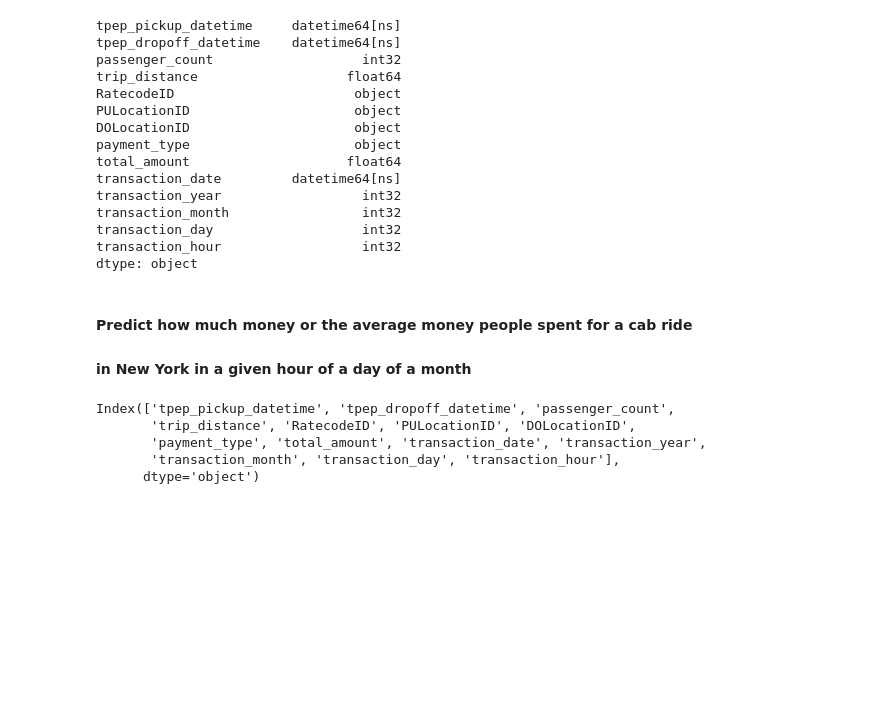
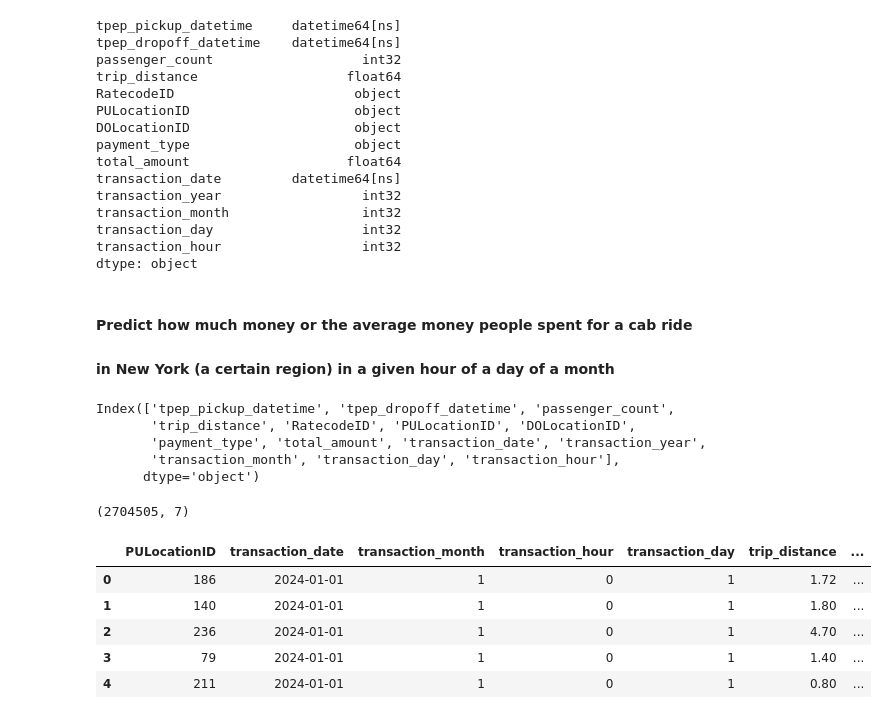
Before and after one commit to Tandoh3/New-York-Taxi-Analysis, a Jupyter notebook: Presentable Notebook.ipynb, the cells around one changed output. Saved outputs shown, nothing was run; the diff lists cells and outputs as text; code cells hidden in the pictures; blank space fills up the shorter version.

```diff
--- a/Presentable Notebook.ipynb
+++ b/Presentable Notebook.ipynb
@@ -752,7 +752,7 @@ transaction_hour                  int32
 dtype: object
 # %% [markdown]
 #### Predict how much money or the average money people spent for a cab ride
-#### in New York in a given hour of a day of a month
+#### in New York (a certain region)  in a given hour of a day of a month
 # %%
 taxi_data_prepared.columns
 # %% [output]
@@ -766,3 +766,15 @@ categorical_columns = ['PULocationID', 'transaction_date', 'transaction_month'\,
                       'transaction_hour', 'transaction_day']
 numerical_columns = ['trip_distance', 'total_amount']
 all_needed_columns = categorical_columns + numerical_columns
+# %%
+main_taxi_df = taxi_data_prepared[all_needed_columns]
+print(main_taxi_df.shape)
+main_taxi_df.head()
+# %% [output]
+(2704505, 7)
+|  | PULocationID | transaction_date | transaction_month | transaction_hour | transaction_day | trip_distance | ... |
+| 0 | 186 | 2024-01-01 | 1 | 0 | 1 | 1.72 | ... |
+| 1 | 140 | 2024-01-01 | 1 | 0 | 1 | 1.80 | ... |
+| 2 | 236 | 2024-01-01 | 1 | 0 | 1 | 4.70 | ... |
+| 3 | 79 | 2024-01-01 | 1 | 0 | 1 | 1.40 | ... |
+| 4 | 211 | 2024-01-01 | 1 | 0 | 1 | 0.80 | ... |
```
Also changed, not shown: parts of 15 cells of this notebook.
